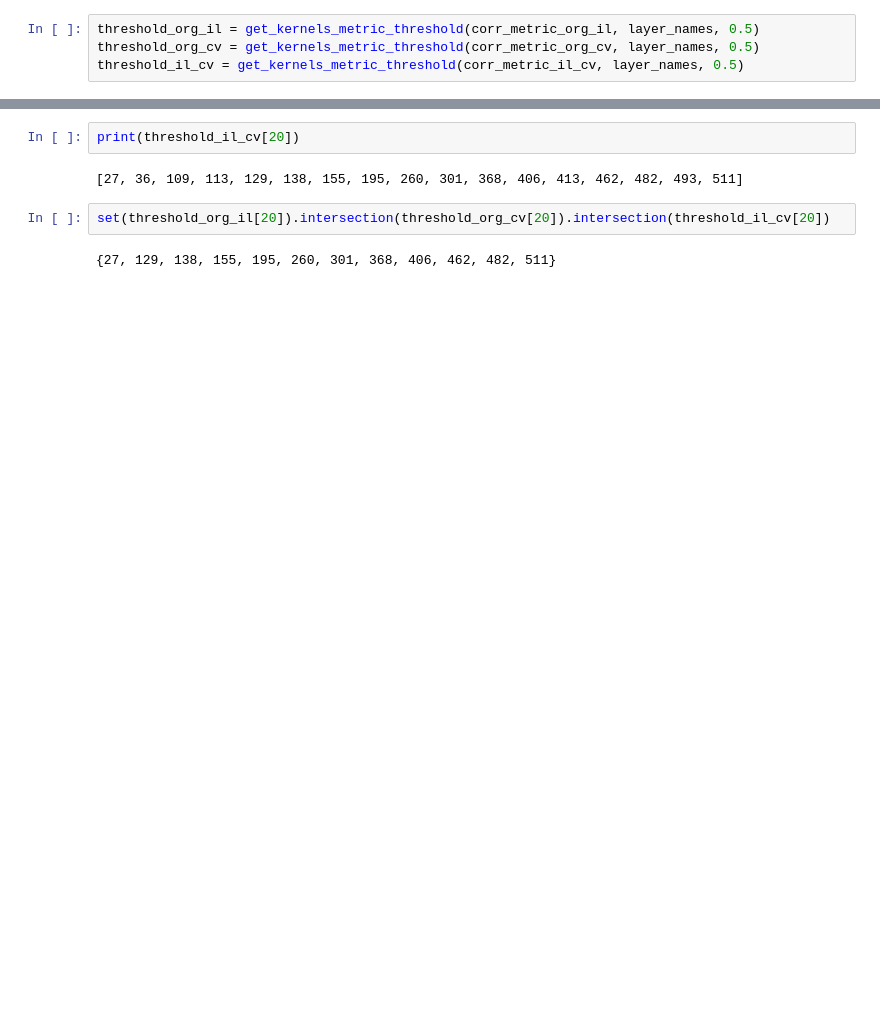
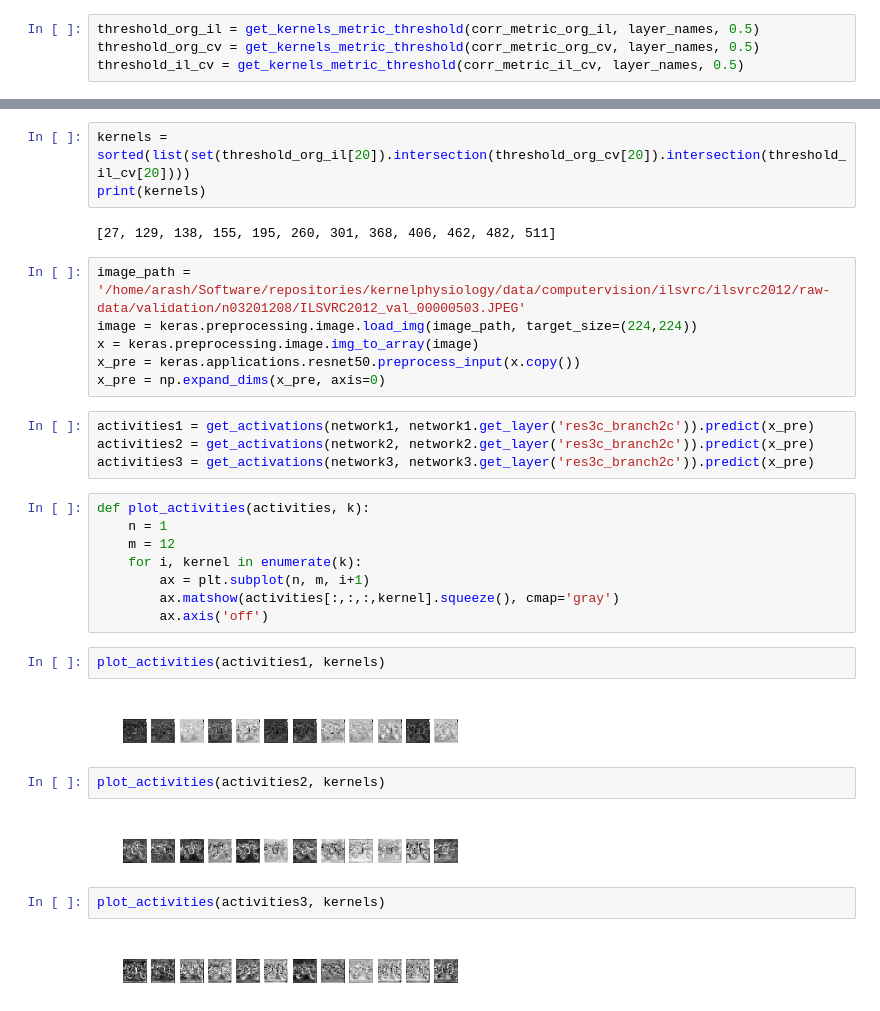
Before and after one commit to ArashAkbarinia/kernelphysiology, a Jupyter notebook: python/src/kernelphysiology/dl/keras/ipynbs/IdenticalNetworksComparison.ipynb, the cells around one changed output, grey strips where cells are left out. Saved outputs shown, nothing was run; the diff lists cells and outputs as text; blank space fills up the shorter version.

```diff
--- a/python/src/kernelphysiology/dl/keras/ipynbs/IdenticalNetworksComparison.ipynb
+++ b/python/src/kernelphysiology/dl/keras/ipynbs/IdenticalNetworksComparison.ipynb
@@ -189,8 +187,35 @@ print(threshold_org_cv[20])
-# %%
-print(threshold_il_cv[20])
-# %% [output]
-[27, 36, 109, 113, 129, 138, 155, 195, 260, 301, 368, 406, 413, 462, 482, 493, 511]
 # %%
-set(threshold_org_il[20]).intersection(threshold_org_cv[20]).intersection(threshold_il_cv[20])
+kernels = sorted(list(set(threshold_org_il[20]).intersection(threshold_org_cv[20]).intersection(threshold_il_cv[20])))
+print(kernels)
 # %% [output]
-{27, 129, 138, 155, 195, 260, 301, 368, 406, 462, 482, 511}
+[27, 129, 138, 155, 195, 260, 301, 368, 406, 462, 482, 511]
+# %%
+image_path = '/home/arash/Software/repositories/kernelphysiology/data/computervision/ilsvrc/ilsvrc2012/raw-data/validation/n03201208/ILSVRC2012_val_00000503.JPEG'
+image = keras.preprocessing.image.load_img(image_path, target_size=(224,224))
+x = keras.preprocessing.image.img_to_array(image)
+x_pre = keras.applications.resnet50.preprocess_input(x.copy())
+x_pre = np.expand_dims(x_pre, axis=0)
+# %%
+activities1 = get_activations(network1, network1.get_layer('res3c_branch2c')).predict(x_pre)
+activities2 = get_activations(network2, network2.get_layer('res3c_branch2c')).predict(x_pre)
+activities3 = get_activations(network3, network3.get_layer('res3c_branch2c')).predict(x_pre)
+# %%
+def plot_activities(activities, k):
+    n = 1
+    m = 12
+    for i, kernel in enumerate(k):
+        ax = plt.subplot(n, m, i+1)
+        ax.matshow(activities[:,:,:,kernel].squeeze(), cmap='gray')
+        ax.axis('off')
+# %%
+plot_activities(activities1, kernels)
+# %% [output]
+[figure, added]
+# %%
+plot_activities(activities2, kernels)
+# %% [output]
+[figure, added]
+# %%
+plot_activities(activities3, kernels)
+# %% [output]
+[figure, added]
```
Also changed, not shown: parts of 12 cells of this notebook.
